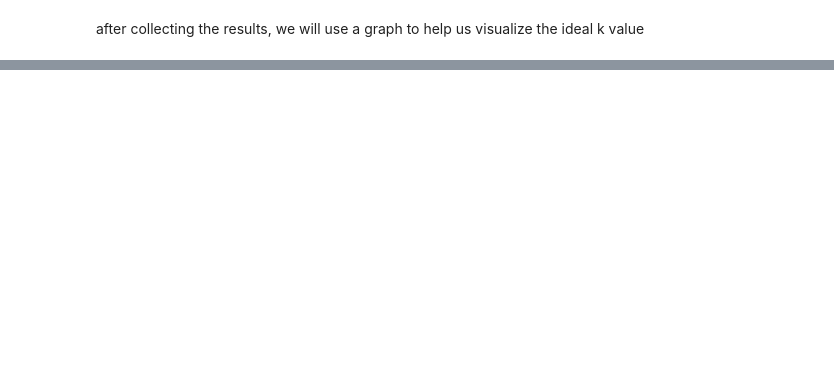
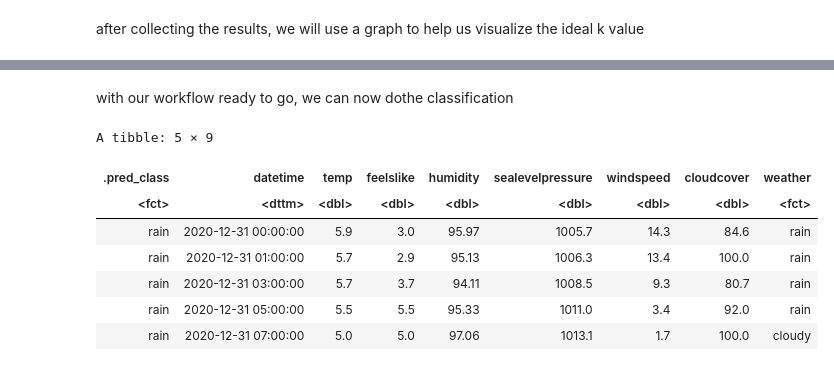
Before and after one commit to DaffyDiamond/DSCI-100-Group-30, a Jupyter notebook: Group project report.ipynb, the cells around one changed output, grey strips where cells are left out. Drawn from its saved outputs; the diff is of its cells as text; code cells hidden in the pictures; blank space fills up the shorter version.

```diff
--- a/Group project report.ipynb
+++ b/Group project report.ipynb
@@ -183 +175,5 @@ accuracy_versus_k
+# %%
+knn_spec <- nearest_neighbor(weight_func = "rectangular", neighbors = kval) |>
+      set_engine("kknn") |>
+      set_mode("classification")
 # %% [markdown]
@@ -184,0 +181,7 @@ To creat the workflow we will need to scale the data, due to the unbalanced prop
+# %%
+set.seed(2222)
+weather_fit <- workflow() |>
+      add_recipe(weather_recipe) |>
+      add_model(knn_spec) |>
+      fit(data = weather_training)
+weather_fit
@@ -184,0 +208,18 @@ To creat the workflow we will need to scale the data, due to the unbalanced prop
+# %% [markdown]
+with our workflow ready to go, we can now dothe classification
+# %%
+set.seed(111) # DO NOT REMOVE
+
+weather_test_predictions <- predict(weather_fit, weather_testing) |>
+      bind_cols(weather_testing)|>
+      mutate(weather = as.factor(weather))
+head(weather_test_predictions, 5)
+# %% [output]
+A tibble: 5 × 9
+| .pred_class | datetime | temp | feelslike | humidity | sealevelpressure | windspeed | cloudcover | weather |
+| <fct> | <dttm> | <dbl> | <dbl> | <dbl> | <dbl> | <dbl> | <dbl> | <fct> |
+| rain | 2020-12-31 00:00:00 | 5.9 | 3.0 | 95.97 | 1005.7 | 14.3 | 84.6 | rain |
+| rain | 2020-12-31 01:00:00 | 5.7 | 2.9 | 95.13 | 1006.3 | 13.4 | 100.0 | rain |
+| rain | 2020-12-31 03:00:00 | 5.7 | 3.7 | 94.11 | 1008.5 | 9.3 | 80.7 | rain |
+| rain | 2020-12-31 05:00:00 | 5.5 | 5.5 | 95.33 | 1011.0 | 3.4 | 92.0 | rain |
+| rain | 2020-12-31 07:00:00 | 5.0 | 5.0 | 97.06 | 1013.1 | 1.7 | 100.0 | cloudy |
```
Also changed, not shown: parts of 12 cells of this notebook.
